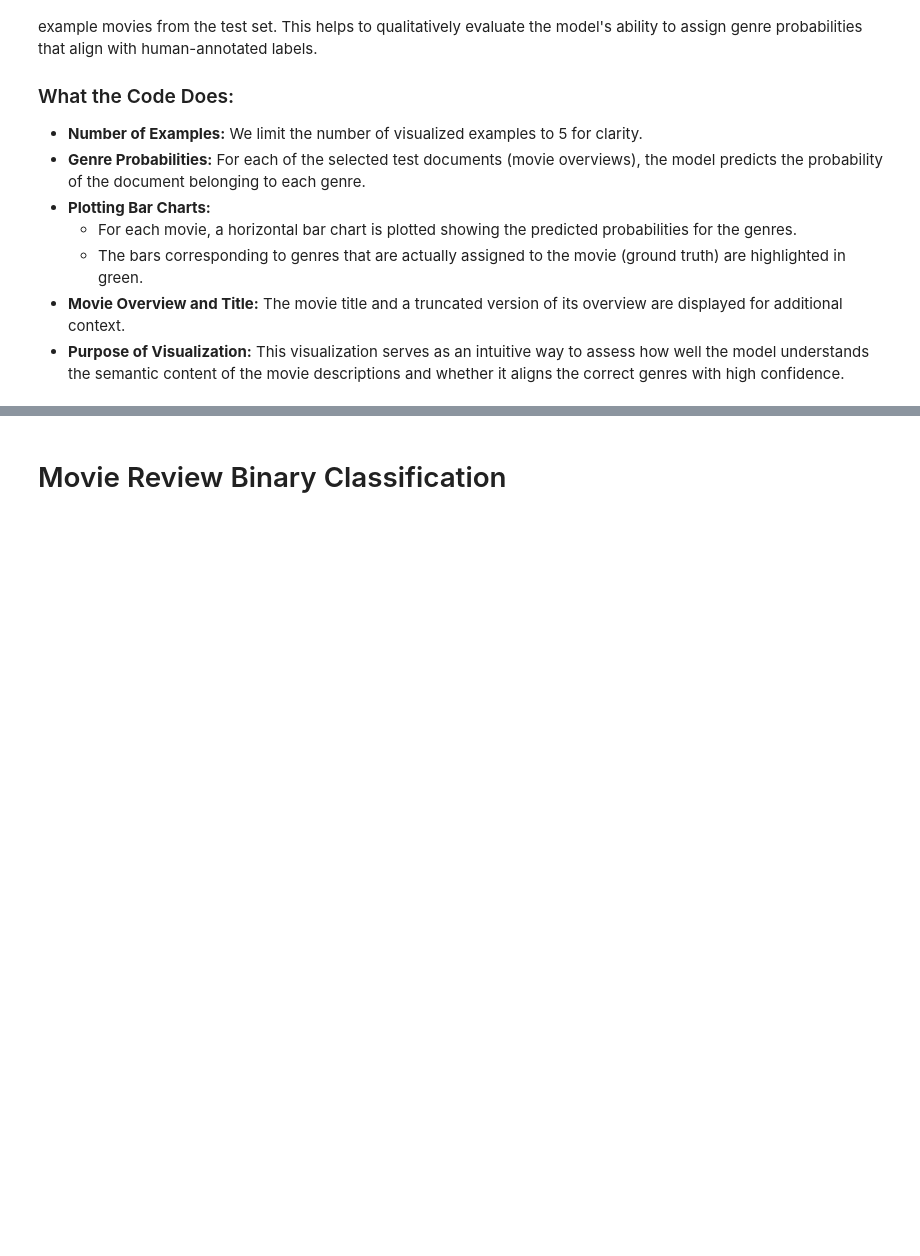
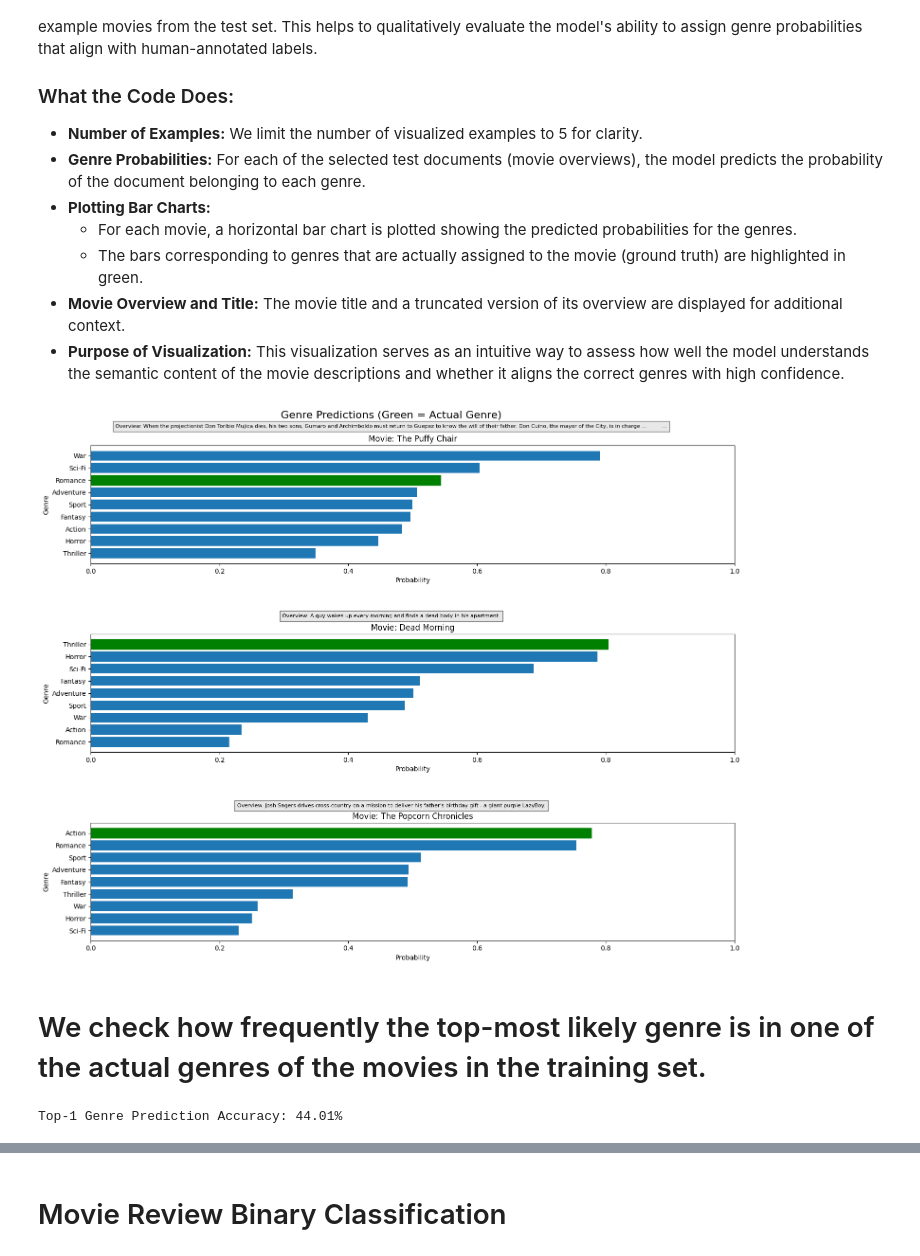
Before and after one commit to JensPars/MBML, a Jupyter notebook: Final_Notebook.ipynb, the cells around one changed output, grey strips where cells are left out. Saved outputs shown, nothing was run; the diff lists cells and outputs as text; code cells hidden in the pictures; blank space fills up the shorter version.

```diff
--- a/Final_Notebook.ipynb
+++ b/Final_Notebook.ipynb
@@ -905,7 +973,7 @@ In this section, we visualize the genre prediction probabilities produced by the
 # %%
 # Visualize genre predictions for a few example documents
 
-num_examples = 5
+num_examples = 3
 num_genres_to_show = min(10, genre_onehot.shape[1])
 
 # Get genre predictions
@@ -922,30 +990,64 @@ for i in range(num_examples):
     # Get top predicted genres
     probs = genre_probs[i].cpu().numpy()
     indices = np.argsort(probs)[-num_genres_to_show:]
     genre_names = genre_onehot.columns[indices]
     genre_probabilities = probs[indices]
 
     # Plot
     plt.subplot(num_examples, 1, i+1)
     bars = plt.barh(genre_names, genre_probabilities)
 
     # Highlight actual genres
     for j, genre in enumerate(genre_names):
         if genre in actual_genres:
             bars[j].set_color('green')
 
     plt.xlim(0, 1)
     plt.title(f"Movie: {movie_title}")
     plt.xlabel('Probability')
     plt.ylabel('Genre')
 
     # Add overview as text (truncated if too long)
     if len(overview) > 200:
         overview = overview[:200] + "..."
     plt.figtext(0.5, (i+0.85)/num_examples, f"Overview: {overview}",
                 ha='center', fontsize=8, bbox={"facecolor":"lightgrey", "alpha":0.5})
 
 plt.tight_layout(rect=[0, 0, 1, 0.95])
 plt.suptitle("Genre Predictions (Green = Actual Genre)", fontsize=16)
 plt.subplots_adjust(hspace=0.6)
 plt.show()
+# %% [output]
+[figure, added]
+# %% [markdown]
+# We check how frequently the top-most likely genre is in one of the actual genres of the movies in the training set.
+# %%
+# Get the probability for each genre for each movie in test set
+genre_probs = prodLDA.predict_genres(test_docs[:]).cpu().numpy()
+
+# Get genre names
+genre_names = genre_onehot.columns
+
+# Sort after most likely genre
+indexes_sorted = np.argsort(genre_probs, axis = 1)
+
+# Sort genre names after most likely to least likely
+sorted_genre_names = np.array(genre_names)[indexes_sorted]
+
+# Extract most likely genre for each test movie
+top_preds = sorted_genre_names[:, -1]
+
+# Extract actual genres for each movie
+actual_genres = df['genre'].iloc[test_index[:]]
+
+# Calculate how often predicition is in list.
+matches = [
+    top_preds[i] in actual_genres.iloc[i]
+    for i in range(len(top_preds))
+]
+
+# Compute percentage
+accuracy = np.mean(matches) * 100
+print(f"Top-1 Genre Prediction Accuracy: {accuracy:.2f}%")
+# %% [output]
+Top-1 Genre Prediction Accuracy: 44.01%
```
Also changed, not shown: parts of 16 cells of this notebook, 1 other file.
